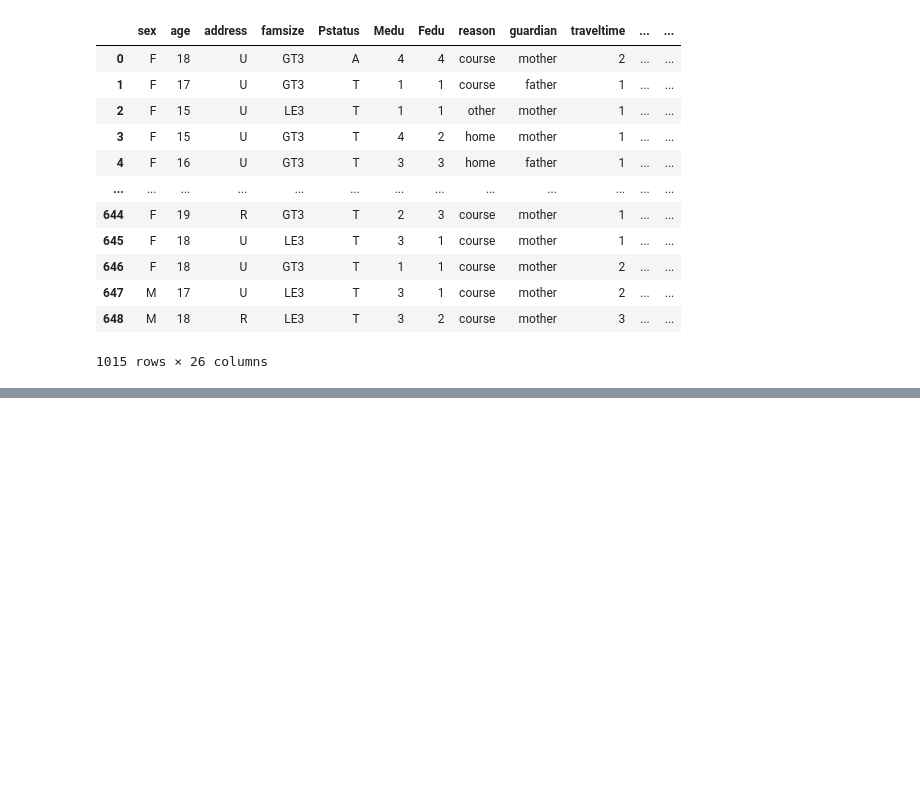
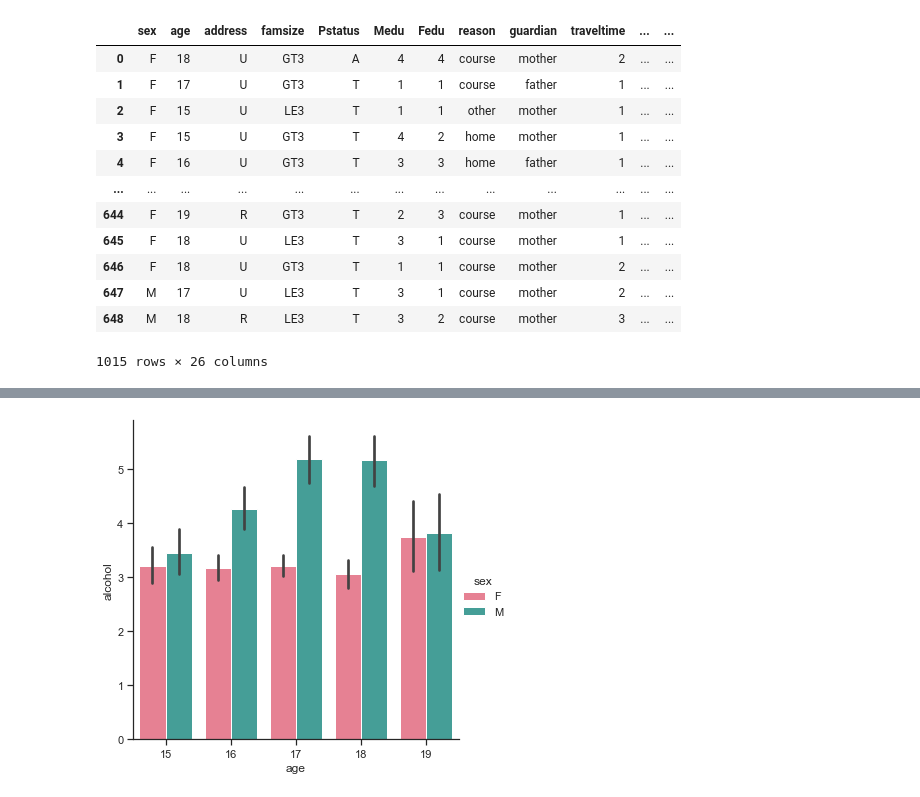
Before and after one commit to Adriagallardo/Adria-Gallardo-Thebridge, a Jupyter notebook: Proyectos/EDA/src/main.ipynb, the cells around one changed output, grey strips where cells are left out. Saved outputs shown, nothing was run; the diff lists cells and outputs as text; code cells hidden in the pictures; blank space fills up the shorter version.

```diff
--- a/Proyectos/EDA/src/main.ipynb
+++ b/Proyectos/EDA/src/main.ipynb
@@ -382,0 +400,6 @@ ValueError: '' is not a valid value for name; supported values are 'Accent', 'Ac
+# %%
+#En la hipotesis, se plantea que los factores determinados parentalmente, son los que más afectación tienen sobre el alumno a la hora de consumir alcohol. Sin embargo, se muestra una excepción, el sexo. Debido a esto, se genera la siguiente cuestión ¿Por que el sexo diferencia tanto a los alumnos con la ingesta de alcohol?
+sns.catplot(data=data, x="age", y="alcohol", kind="bar", hue="sex", palette="husl")
+plt.savefig(".." + os.sep + "reports" + os.sep + "from_main" + os.sep + "images" + os.sep + "alcohol_age.jpg")
+# %% [output]
+[figure, added]
```
Also changed, not shown: parts of 34 cells of this notebook, 25 other files.
